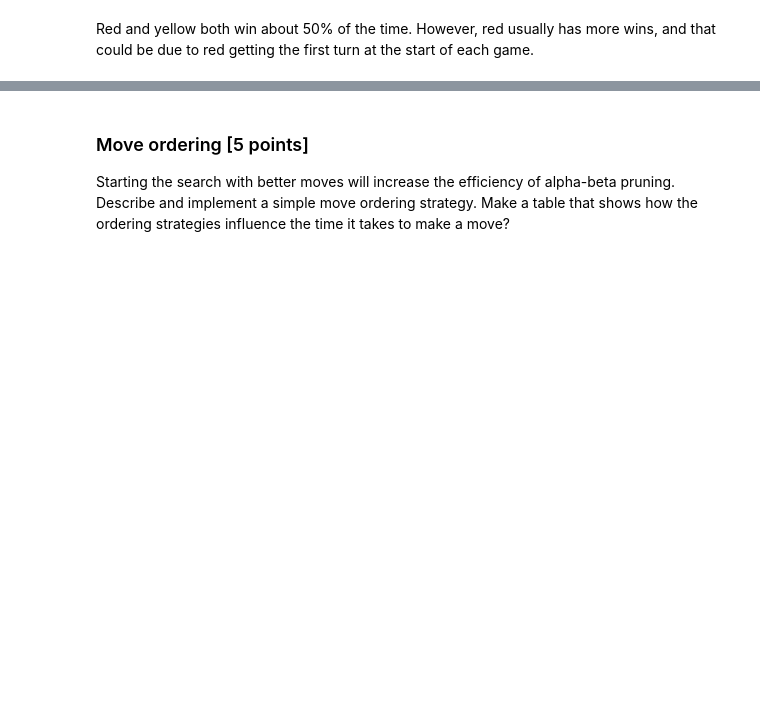
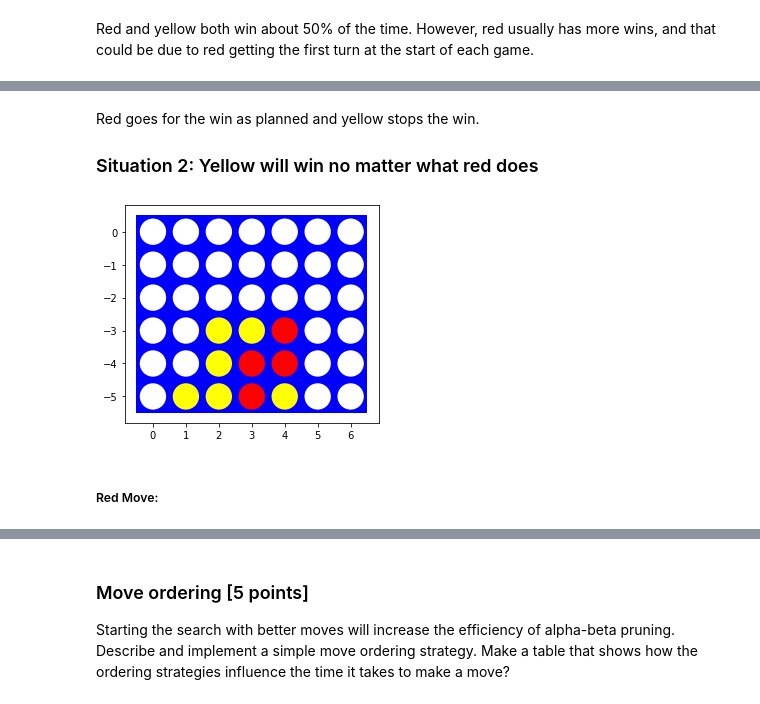
Before and after one commit to kirkwat/artificial-intelligence, a Jupyter notebook: assignment_5/assignment_connect4.ipynb, the cells around one changed output, grey strips where cells are left out. Drawn from its saved outputs; the diff is of its cells as text; code cells hidden in the pictures; blank space fills up the shorter version.

```diff
--- a/assignment_5/assignment_connect4.ipynb
+++ b/assignment_5/assignment_connect4.ipynb
@@ -257,0 +375,17 @@ How long does it take to make a move? Start with a smaller board with 4 columns
+# %% [markdown]
+Red goes for the win as planned and yellow stops the win.
+
+### Situation 2: Yellow will win no matter what red does
+# %%
+board = [[0, 0, 0, 0, 0, 0, 0],
+         [0, 0, 0, 0, 0, 0, 0],
+         [0, 0, 0, 0, 0, 0, 0],
+         [0, 0,-1,-1, 1, 0, 0],
+         [0, 0,-1, 1, 1, 0, 0],
+         [0,-1,-1, 1,-1, 0, 0]]
+
+visualize(board)
+# %% [output]
+[figure, added]
+# %% [markdown]
+##### Red Move:
```
Also changed, not shown: parts of 48 cells of this notebook.
